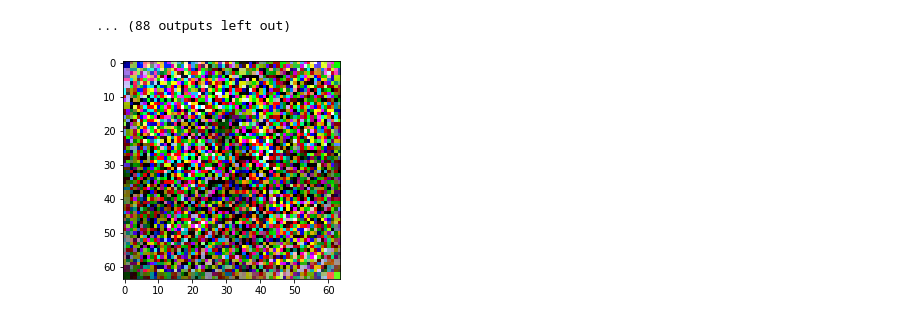
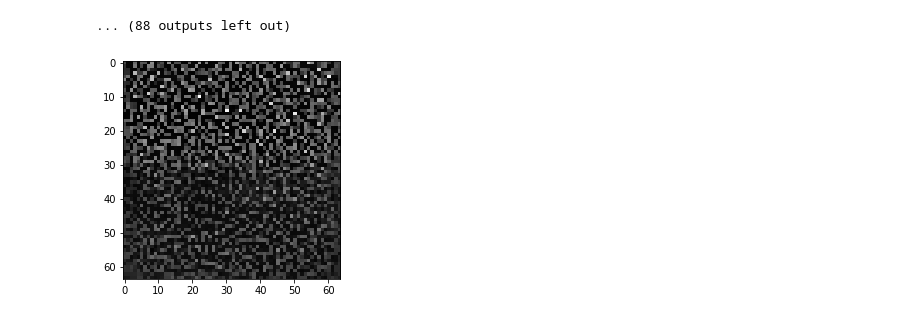
Before and after one commit to bestcode123/reCAPTCHA-GAN, a Jupyter notebook: recaptcha-gan.ipynb, the cells around one changed output. Cells and saved outputs as stored; diff of their text form; code cells hidden in the pictures.

```diff
--- a/recaptcha-gan.ipynb
+++ b/recaptcha-gan.ipynb
@@ -11,14 +11,14 @@ BATCH_SIZE = 256
 IMG_SIZE = (64, 64)
 IMG_HEIGHT, IMG_WIDTH = IMG_SIZE
 IMG_NUM = 11730
-COLOR_CHANNELS = 3
+COLOR_CHANNELS = 1
 # %%
 ds_train = tf.keras.preprocessing.image_dataset_from_directory(
     '../input/recaptcha-image-dump/dataset',
     labels='inferred',
     label_mode='int',
     #class_name=['_'],
-    color_mode='rgb',
+    color_mode='grayscale',
     batch_size=IMG_NUM,
     image_size=IMG_SIZE,
     shuffle=True
@@ -152,8 +152,8 @@ Epoch12/400
 g.save('./model.h5')
 # %%
 constant_latent = np.random.randn(half_batch, n)
-plt.imshow(g.predict(np.random.randn(100).reshape(1, 100)).reshape((IMG_WIDTH, IMG_HEIGHT, COLOR_CHANNELS)))
+plt.imshow(g.predict(np.random.randn(100).reshape(1, 100)).reshape((IMG_WIDTH, IMG_HEIGHT, COLOR_CHANNELS)), cmap='gray')
 
 plt.show()
 # %% [output]
-[figure, old version]
+[figure, new version]
```
Also changed, not shown: parts of 2 cells of this notebook.
